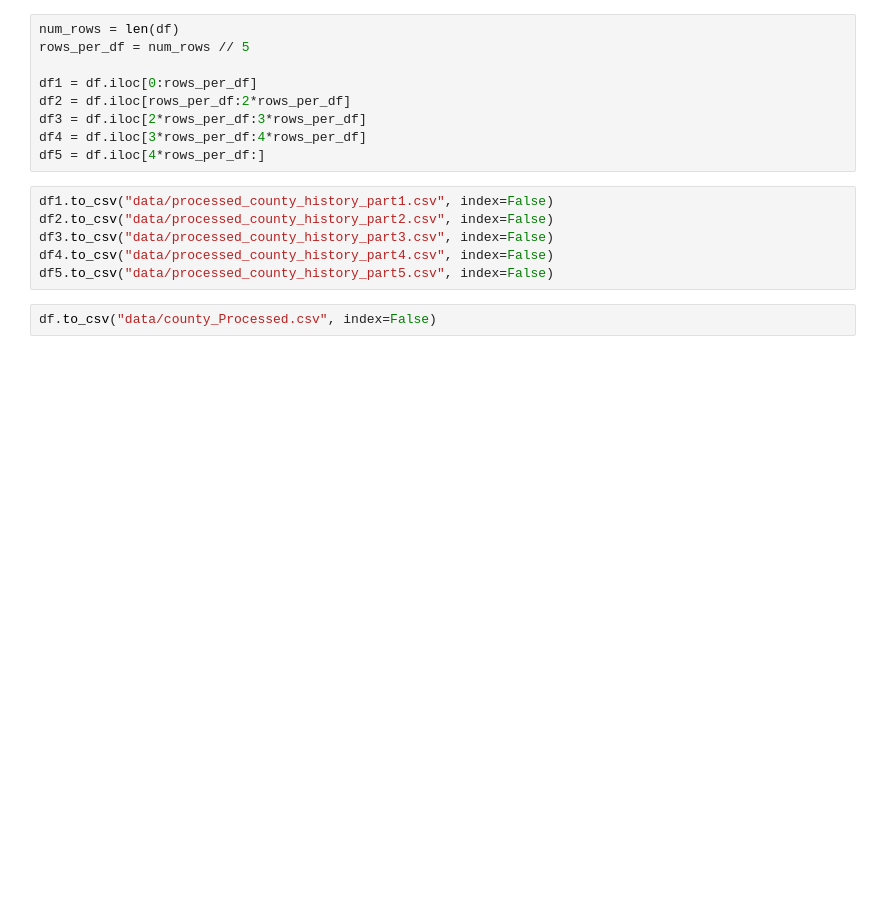
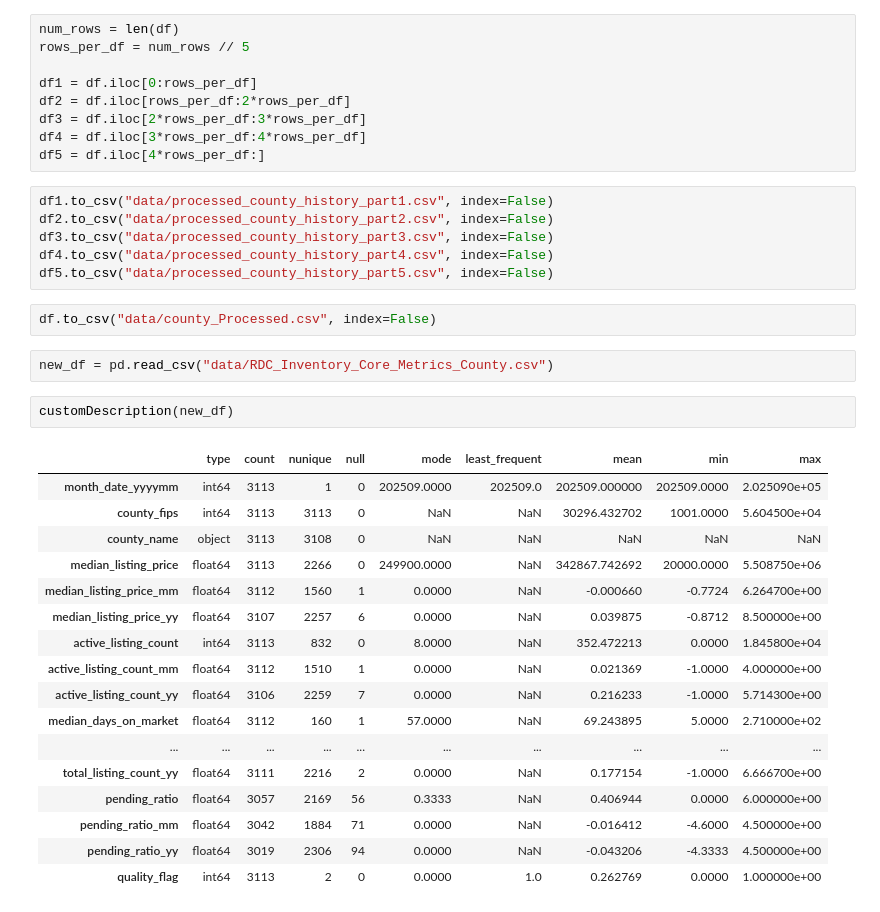
Before and after one commit to Real-Estate-Insight-Platform-Project/AI-ML-Services, a Jupyter notebook: forecasting_engine/county/preprocessing.ipynb, the cells around one changed output. Drawn from its saved outputs; the diff is of its cells as text; blank space fills up the shorter version.

```diff
--- a/forecasting_engine/county/preprocessing.ipynb
+++ b/forecasting_engine/county/preprocessing.ipynb
@@ -409,3 +409,25 @@ df4.to_csv("data/processed_county_history_part4.csv", index=False)
 df5.to_csv("data/processed_county_history_part5.csv", index=False)
 # %%
 df.to_csv("data/county_Processed.csv", index=False)
+# %%
+new_df = pd.read_csv("data/RDC_Inventory_Core_Metrics_County.csv")
+# %%
+customDescription(new_df)
+# %% [output]
+|  | type | count | nunique | null | mode | least_frequent | mean | min | max |
+| month_date_yyyymm | int64 | 3113 | 1 | 0 | 202509.0000 | 202509.0 | 202509.000000 | 202509.0000 | 2.025090e+05 |
+| county_fips | int64 | 3113 | 3113 | 0 | NaN | NaN | 30296.432702 | 1001.0000 | 5.604500e+04 |
+| county_name | object | 3113 | 3108 | 0 | NaN | NaN | NaN | NaN | NaN |
+| median_listing_price | float64 | 3113 | 2266 | 0 | 249900.0000 | NaN | 342867.742692 | 20000.0000 | 5.508750e+06 |
+| median_listing_price_mm | float64 | 3112 | 1560 | 1 | 0.0000 | NaN | -0.000660 | -0.7724 | 6.264700e+00 |
+| median_listing_price_yy | float64 | 3107 | 2257 | 6 | 0.0000 | NaN | 0.039875 | -0.8712 | 8.500000e+00 |
+| active_listing_count | int64 | 3113 | 832 | 0 | 8.0000 | NaN | 352.472213 | 0.0000 | 1.845800e+04 |
+| active_listing_count_mm | float64 | 3112 | 1510 | 1 | 0.0000 | NaN | 0.021369 | -1.0000 | 4.000000e+00 |
+| active_listing_count_yy | float64 | 3106 | 2259 | 7 | 0.0000 | NaN | 0.216233 | -1.0000 | 5.714300e+00 |
+| median_days_on_market | float64 | 3112 | 160 | 1 | 57.0000 | NaN | 69.243895 | 5.0000 | 2.710000e+02 |
+| ... | ... | ... | ... | ... | ... | ... | ... | ... | ... |
+| total_listing_count_yy | float64 | 3111 | 2216 | 2 | 0.0000 | NaN | 0.177154 | -1.0000 | 6.666700e+00 |
+| pending_ratio | float64 | 3057 | 2169 | 56 | 0.3333 | NaN | 0.406944 | 0.0000 | 6.000000e+00 |
+| pending_ratio_mm | float64 | 3042 | 1884 | 71 | 0.0000 | NaN | -0.016412 | -4.6000 | 4.500000e+00 |
+| pending_ratio_yy | float64 | 3019 | 2306 | 94 | 0.0000 | NaN | -0.043206 | -4.3333 | 4.500000e+00 |
+| quality_flag | int64 | 3113 | 2 | 0 | 0.0000 | 1.0 | 0.262769 | 0.0000 | 1.000000e+00 |
```
Also changed, not shown: 2 other files.
